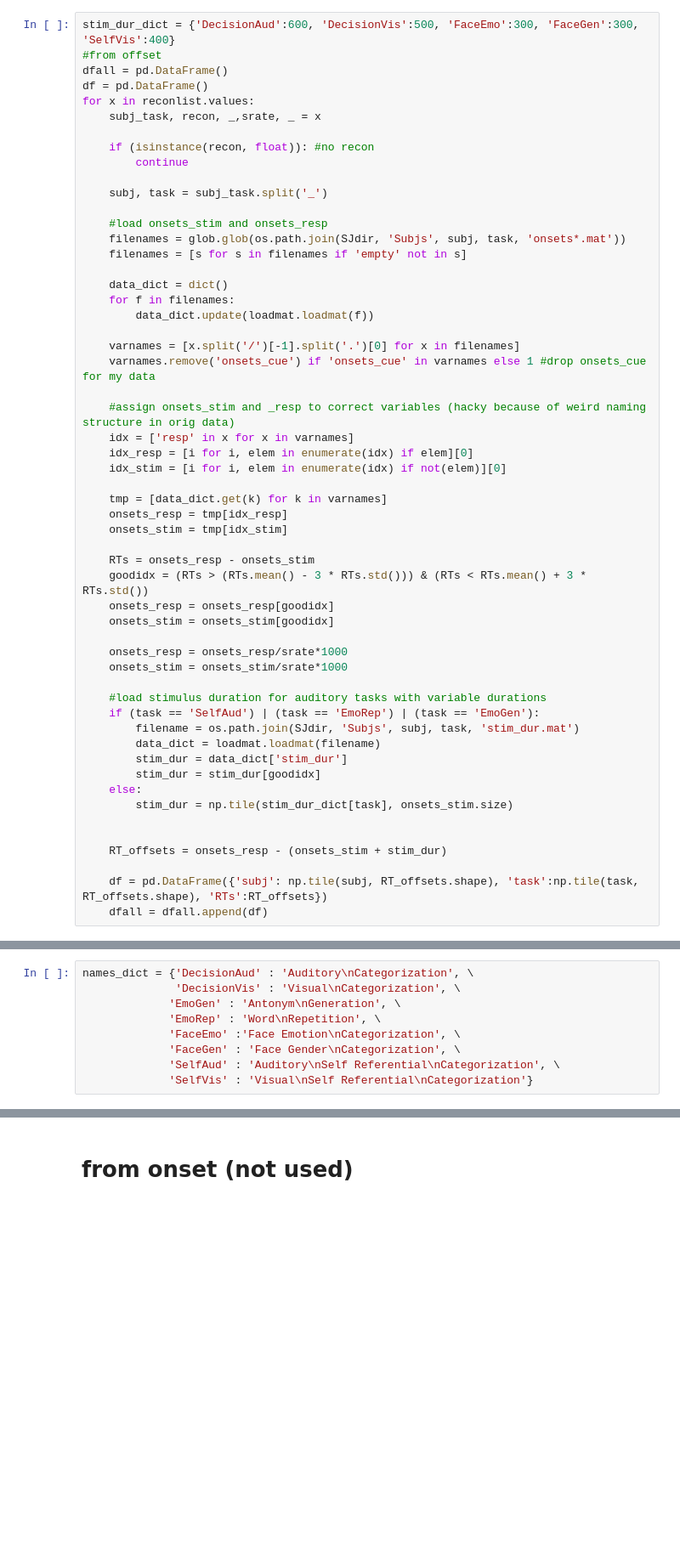
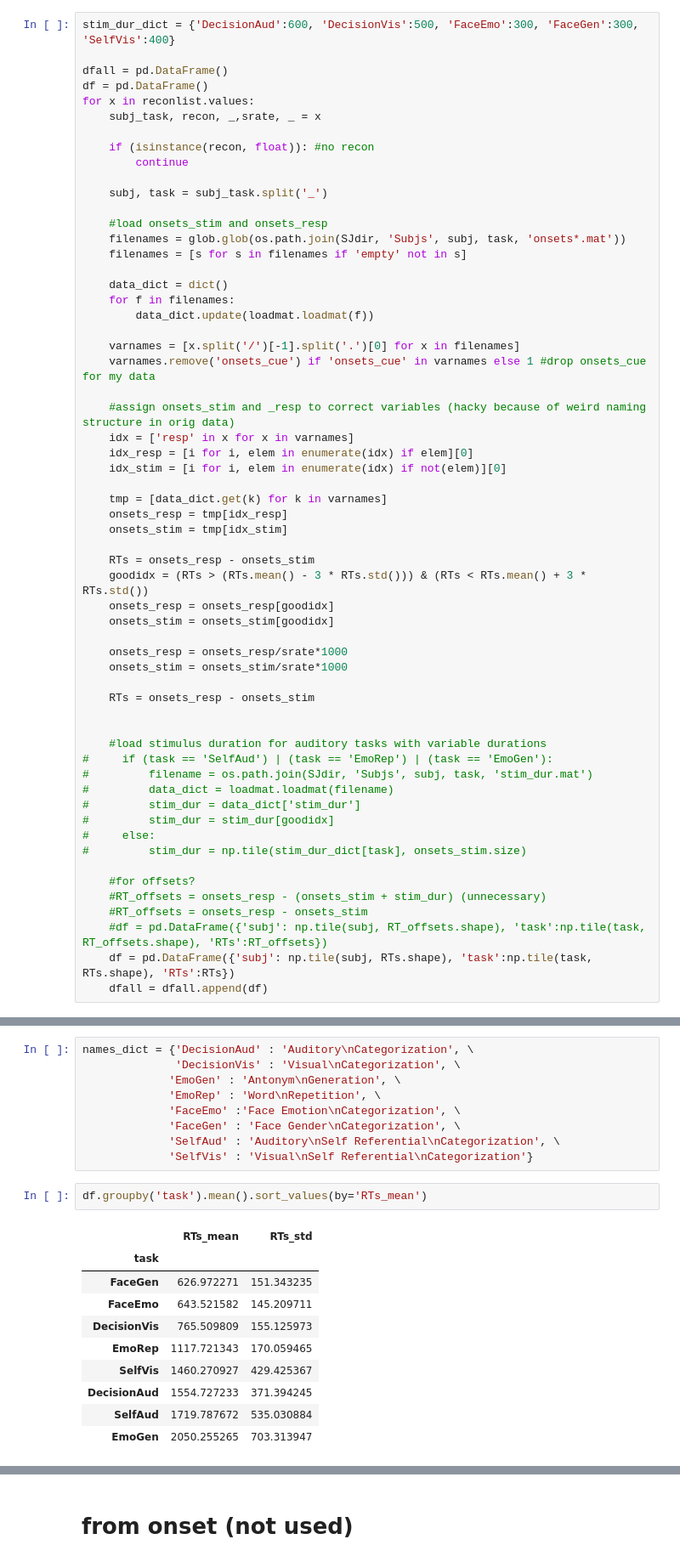
Before and after one commit to matarhaller/ECOGpy, a Jupyter notebook: notebooks/for_paper/RTs.ipynb, the cells around one changed output, grey strips where cells are left out. Shown at 85% size. Drawn from its saved outputs; the diff is of its cells as text; blank space fills up the shorter version.

```diff
--- a/notebooks/for_paper/RTs.ipynb
+++ b/notebooks/for_paper/RTs.ipynb
@@ -41,7 +51,7 @@ EmoGen         1408.861925
 Name: RTs_mean, dtype: float64
 # %%
 stim_dur_dict = {'DecisionAud':600, 'DecisionVis':500, 'FaceEmo':300, 'FaceGen':300, 'SelfVis':400}
-#from offset
+
 dfall = pd.DataFrame()
 df = pd.DataFrame()
 for x in reconlist.values:
@@ -80,19 +90,23 @@ for x in reconlist.values:
     onsets_resp = onsets_resp/srate*1000
     onsets_stim = onsets_stim/srate*1000
 
-    #load stimulus duration for auditory tasks with variable durations
-    if (task == 'SelfAud') | (task == 'EmoRep') | (task == 'EmoGen'):
-        filename = os.path.join(SJdir, 'Subjs', subj, task, 'stim_dur.mat')
-        data_dict = loadmat.loadmat(filename)
-        stim_dur = data_dict['stim_dur']
-        stim_dur = stim_dur[goodidx]
-    else:
-        stim_dur = np.tile(stim_dur_dict[task], onsets_stim.size)
+    RTs = onsets_resp - onsets_stim
 
 
-    RT_offsets = onsets_resp - (onsets_stim + stim_dur)
+    #load stimulus duration for auditory tasks with variable durations
+#     if (task == 'SelfAud') | (task == 'EmoRep') | (task == 'EmoGen'):
+#         filename = os.path.join(SJdir, 'Subjs', subj, task, 'stim_dur.mat')
+#         data_dict = loadmat.loadmat(filename)
+#         stim_dur = data_dict['stim_dur']
+#         stim_dur = stim_dur[goodidx]
+#     else:
+#         stim_dur = np.tile(stim_dur_dict[task], onsets_stim.size)
 
-    df = pd.DataFrame({'subj': np.tile(subj, RT_offsets.shape), 'task':np.tile(task, RT_offsets.shape), 'RTs':RT_offsets})
+    #for offsets?
+    #RT_offsets = onsets_resp - (onsets_stim + stim_dur) (unnecessary)
+    #RT_offsets = onsets_resp - onsets_stim
+    #df = pd.DataFrame({'subj': np.tile(subj, RT_offsets.shape), 'task':np.tile(task, RT_offsets.shape), 'RTs':RT_offsets})
+    df = pd.DataFrame({'subj': np.tile(subj, RTs.shape), 'task':np.tile(task, RTs.shape), 'RTs':RTs})
     dfall = dfall.append(df)
 # %%
 np.unique(dfall.subj)
@@ -170,3 +194,16 @@ names_dict = {'DecisionAud' : 'Auditory\nCategorization', \
              'FaceGen' : 'Face Gender\nCategorization', \
              'SelfAud' : 'Auditory\nSelf Referential\nCategorization', \
              'SelfVis' : 'Visual\nSelf Referential\nCategorization'}
+# %%
+df.groupby('task').mean().sort_values(by='RTs_mean')
+# %% [output]
+|  | RTs_mean | RTs_std |
+| task |  |  |
+| FaceGen | 626.972271 | 151.343235 |
+| FaceEmo | 643.521582 | 145.209711 |
+| DecisionVis | 765.509809 | 155.125973 |
+| EmoRep | 1117.721343 | 170.059465 |
+| SelfVis | 1460.270927 | 429.425367 |
+| DecisionAud | 1554.727233 | 371.394245 |
+| SelfAud | 1719.787672 | 535.030884 |
+| EmoGen | 2050.255265 | 703.313947 |
```
Also changed, not shown: parts of 14 cells of this notebook, 5 other files.
